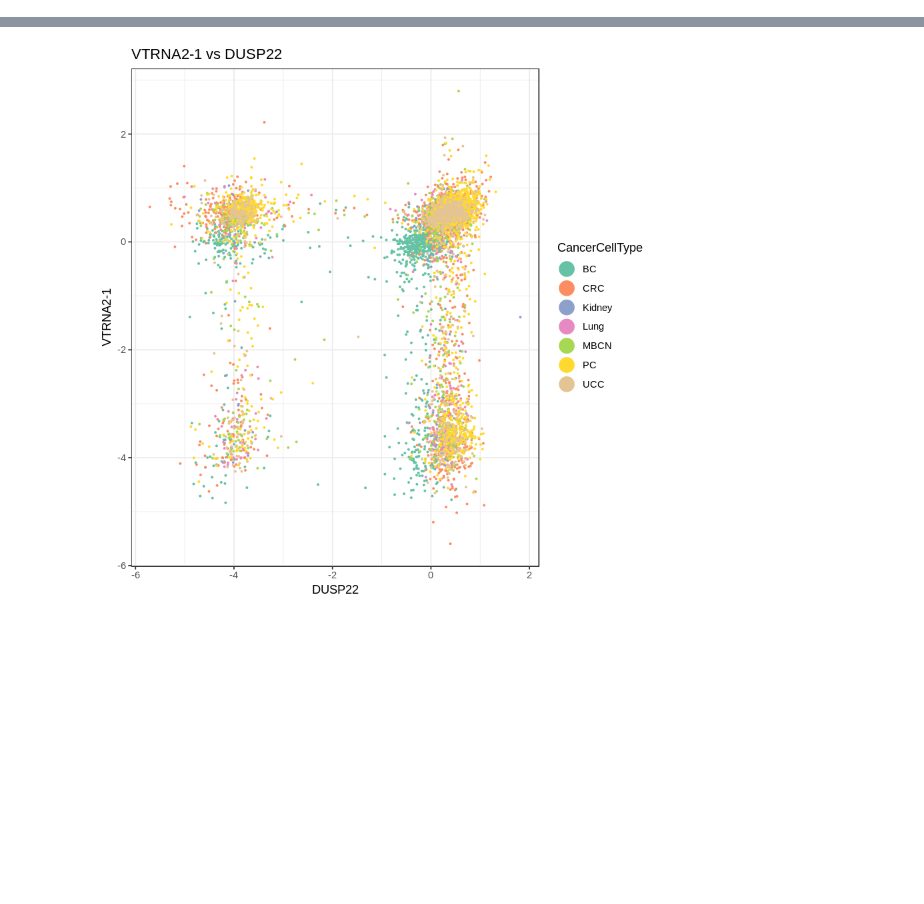
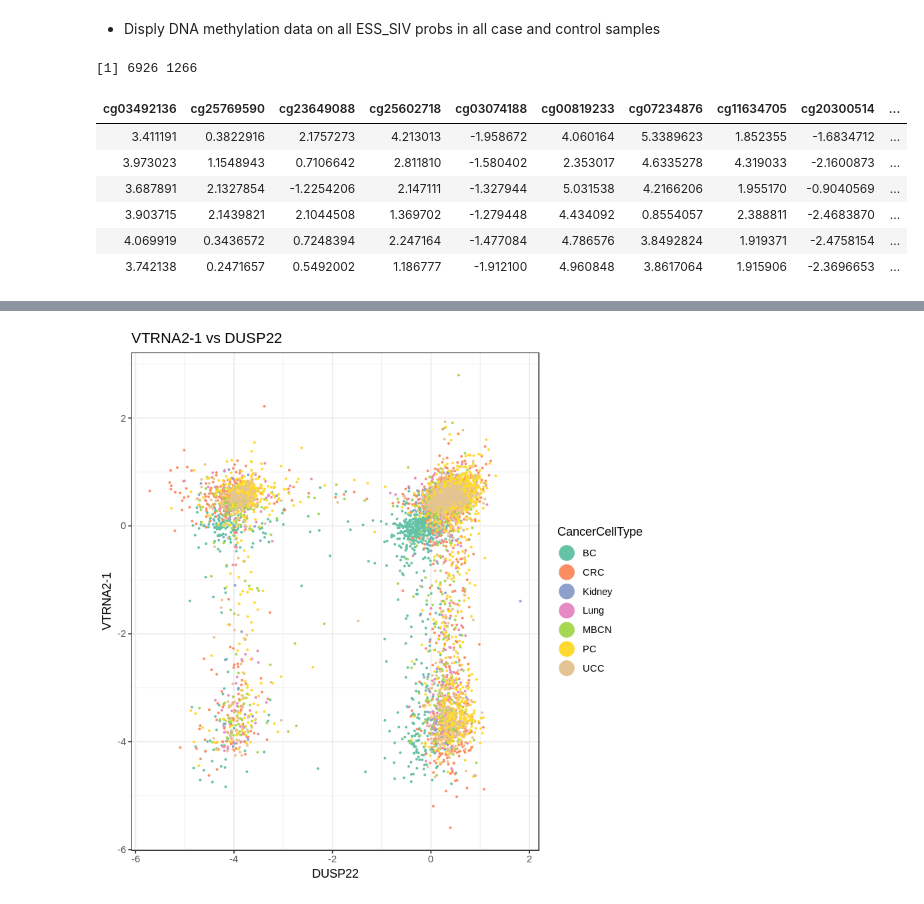
Before and after one commit to computational-epigenetics-section/MCCS_ESS_Cancer, a Jupyter notebook: MCCS_Cancer_Cohort_January_2019.ipynb, the cells around one changed output, grey strips where cells are left out. Cells and saved outputs as stored; diff of their text form; code cells hidden in the pictures; blank space fills up the shorter version.

```diff
--- a/MCCS_Cancer_Cohort_January_2019.ipynb
+++ b/MCCS_Cancer_Cohort_January_2019.ipynb
@@ -56,0 +62,14 @@ head(cancer_cases_methy_ESS_SIV)
+# %% [markdown]
+* Disply DNA methylation data on all ESS_SIV probs in all case and control samples
+# %%
+dim(cancer_cases_methy_ESS_SIV_cg)
+head(cancer_cases_methy_ESS_SIV_cg)
+# %% [output]
+[1] 6926 1266
+| cg03492136 | cg25769590 | cg23649088 | cg25602718 | cg03074188 | cg00819233 | cg07234876 | cg11634705 | cg20300514 | ... |
+| 3.411191 | 0.3822916 | 2.1757273 | 4.213013 | -1.958672 | 4.060164 | 5.3389623 | 1.852355 | -1.6834712 | ... |
+| 3.973023 | 1.1548943 | 0.7106642 | 2.811810 | -1.580402 | 2.353017 | 4.6335278 | 4.319033 | -2.1600873 | ... |
+| 3.687891 | 2.1327854 | -1.2254206 | 2.147111 | -1.327944 | 5.031538 | 4.2166206 | 1.955170 | -0.9040569 | ... |
+| 3.903715 | 2.1439821 | 2.1044508 | 1.369702 | -1.279448 | 4.434092 | 0.8554057 | 2.388811 | -2.4683870 | ... |
+| 4.069919 | 0.3436572 | 0.7248394 | 2.247164 | -1.477084 | 4.786576 | 3.8492824 | 1.919371 | -2.4758154 | ... |
+| 3.742138 | 0.2471657 | 0.5492002 | 1.186777 | -1.912100 | 4.960848 | 3.8617064 | 1.915906 | -2.3696653 | ... |
```
Also changed, not shown: parts of 13 cells of this notebook.
